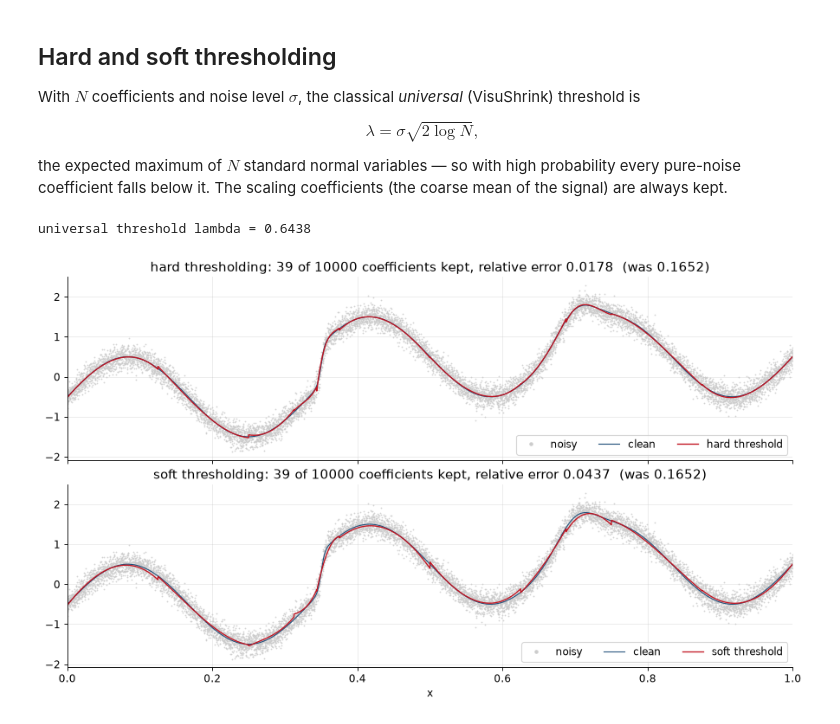
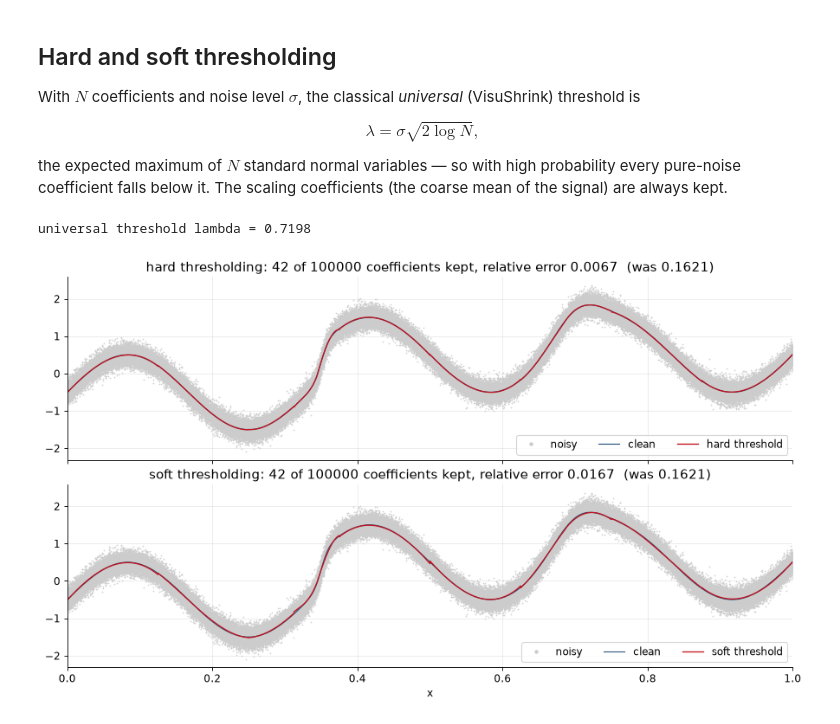
Before and after one commit to muchip/fmca, a Jupyter notebook: py/FMCA_SampletDenoising1D.ipynb, the cells around one changed output. Saved outputs shown, nothing was run; the diff lists cells and outputs as text; code cells hidden in the pictures.

```diff
--- a/py/FMCA_SampletDenoising1D.ipynb
+++ b/py/FMCA_SampletDenoising1D.ipynb
@@ -29,21 +29,20 @@ C_DATA, C_SAMP, C_REF = "#1f4e79", "#c1121f", "#2a9d8f"
 # %% [markdown]
 ## A noisy signal
 # %%
-N, dtilde = 10000, 4
-rng = np.random.default_rng(42)
+N, dtilde = 100000, 4
 
 def signal(t):
     return (np.sin(6 * np.pi * t)
-            + 0.5 * np.tanh(200 * (t - 0.35))
-            + 0.6 * np.exp(-800 * (t - 0.7) ** 2))
+            + 0.5 * np.tanh(100 * (t - 0.35))
+            + 0.6 * np.exp(-500 * (t - 0.7) ** 2))
 
-pts = np.array(np.linspace(0, 1, N).reshape(1, N), order="F")
+pts = np.linspace(0, 1, N).reshape(1, N)
 ST = FMCA.SampletTree(pts, dtilde)
-x = pts[0, ST.indices()]
+x = ST.toClusterOrder(pts.T).ravel()
 
 clean = signal(x)
 sigma = 0.15
-noisy = clean + sigma * rng.standard_normal(N)
+noisy = clean + sigma * np.random.randn(N)
 
 err0 = np.linalg.norm(noisy - clean) / np.linalg.norm(clean)
 print(f"noise level sigma = {sigma},  relative error of the noisy data = {err0:.4f}")
@@ -64,8 +63,8 @@ noise level sigma = 0.15,  relative error of the noisy data = 0.1652
 Compare the sorted coefficient magnitudes of the clean and the noisy signal. Below a level of
 roughly $\sigma$ the noisy curve flattens out into a plateau &mdash; that plateau *is* the noise.
 # %%
-c_clean = ST.sampletTransform(np.asfortranarray(clean.reshape(-1, 1))).ravel()
-c_noisy = ST.sampletTransform(np.asfortranarray(noisy.reshape(-1, 1))).ravel()
+c_clean = ST.sampletTransform(clean).ravel()
+c_noisy = ST.sampletTransform(noisy).ravel()
 
 plt.figure(figsize=(7.5, 4.6))
 plt.loglog(np.sort(np.abs(c_clean))[::-1], color=C_DATA, label="clean signal")
@@ -91,29 +90,29 @@ are always kept.
 # %%
 lam = sigma * np.sqrt(2 * np.log(N))
 print(f"universal threshold lambda = {lam:.4f}")
 
 def denoise(coeffs, lam, mode="hard", nkeep=0):
     if mode == "hard":
         out = np.where(np.abs(coeffs) > lam, coeffs, 0.0)
     else:
         out = np.sign(coeffs) * np.maximum(np.abs(coeffs) - lam, 0.0)
     out[:nkeep] = coeffs[:nkeep]          # never touch the scaling coefficients
-    rec = ST.inverseSampletTransform(np.asfortranarray(out.reshape(-1, 1))).ravel()
+    rec = ST.inverseSampletTransform(out).ravel()
     return rec, int((out != 0).sum())
 
 fig, ax = plt.subplots(2, 1, figsize=(11, 6.4), sharex=True)
 for a, mode in zip(ax, ["hard", "soft"]):
     rec, nz = denoise(c_noisy, lam, mode, ST.nscalfs())
     e = np.linalg.norm(rec - clean) / np.linalg.norm(clean)
     a.plot(x, noisy, ".", ms=1.0, color="0.8", label="noisy")
     a.plot(x, clean, "-", lw=1.0, color=C_DATA, label="clean")
     a.plot(x, rec, "-", lw=1.2, color=C_SAMP, label=f"{mode} threshold")
     a.set_title(f"{mode} thresholding: {nz} of {N} coefficients kept, "
                 f"relative error {e:.4f}  (was {err0:.4f})")
     a.legend(markerscale=6, loc="lower right", ncols=3)
 ax[1].set_xlabel("x")
 ax[1].set_xlim(0, 1)
 plt.show()
 # %% [output]
-universal threshold lambda = 0.6438
+universal threshold lambda = 0.7198
-[figure, old version]
+[figure, new version]
```
Also changed, not shown: parts of 2 cells of this notebook, 15 other files.
